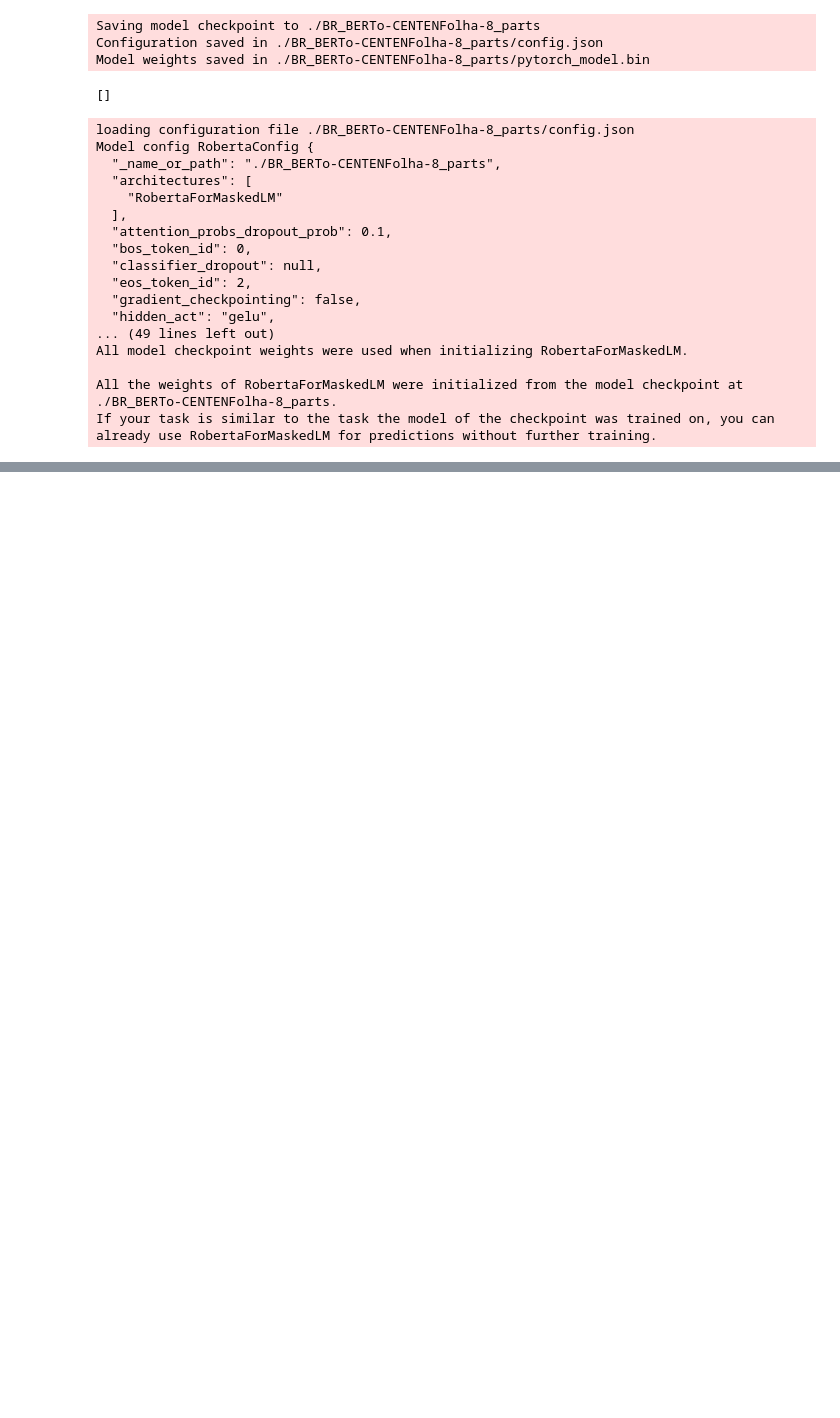
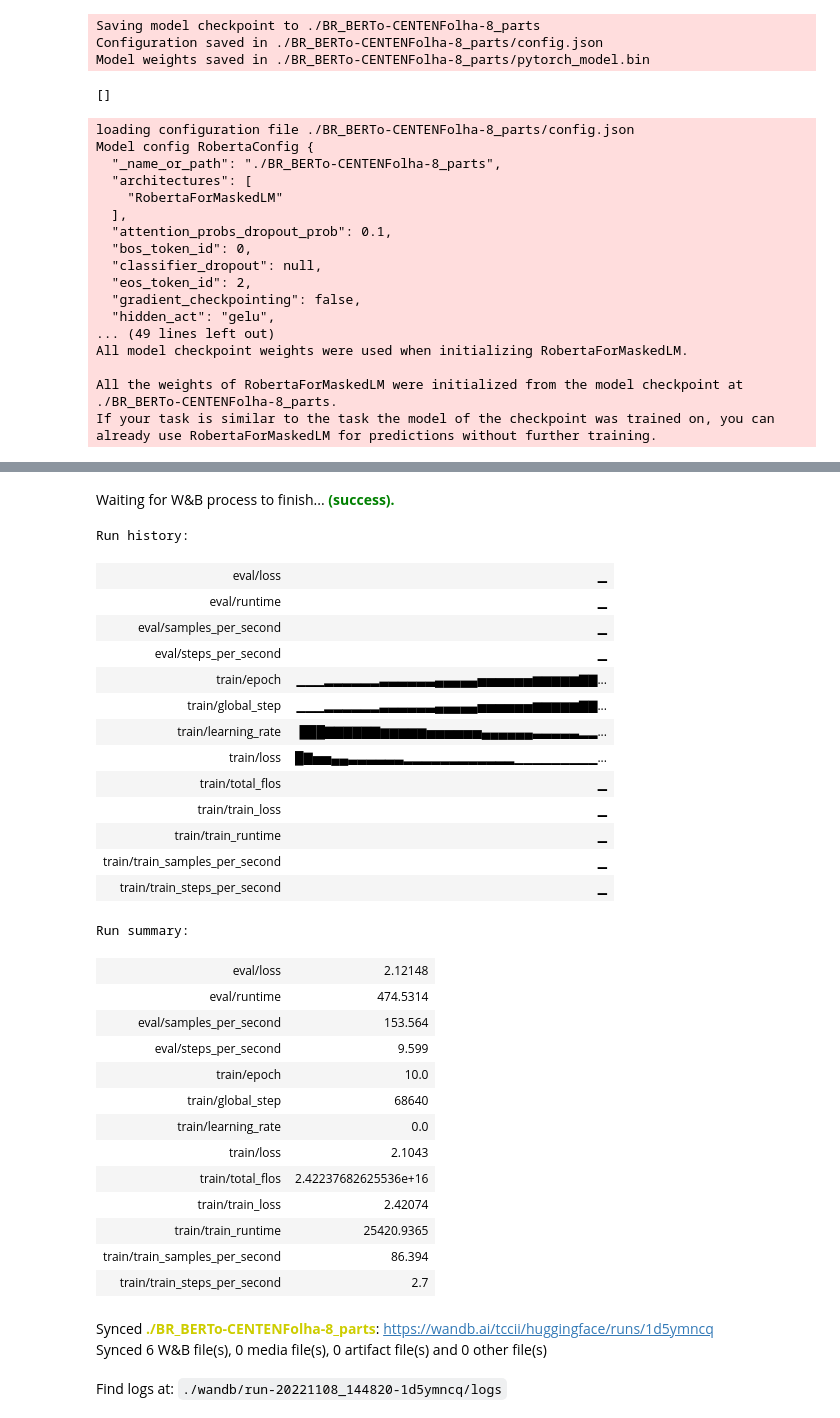
Before and after one commit to marianameyer/transformers_pt, a Jupyter notebook: BR_BERTo-CENTENFolha-8_parts.ipynb, the cells around one changed output, grey strips where cells are left out. Cells and saved outputs as stored; diff of their text form; code cells hidden in the pictures; blank space fills up the shorter version.

```diff
--- a/BR_BERTo-CENTENFolha-8_parts.ipynb
+++ b/BR_BERTo-CENTENFolha-8_parts.ipynb
@@ -664,0 +664,35 @@ fill_mask("Sem medo de ser <mask>. ")
+# %%
+wandb.finish()
+# %% [output]
+Waiting for W&B process to finish... (success).
+Run history:
+| eval/loss | ▁ |
+| eval/runtime | ▁ |
+| eval/samples_per_second | ▁ |
+| eval/steps_per_second | ▁ |
+| train/epoch | ▁▁▁▂▂▂▂▂▂▃▃▃▃▃▃▄▄▄▄▄▅▅▅▅▅▅▆▆▆▆▆▇▇... |
+| train/global_step | ▁▁▁▂▂▂▂▂▂▃▃▃▃▃▃▄▄▄▄▄▅▅▅▅▅▅▆▆▆▆▆▇▇... |
+| train/learning_rate | ███▇▇▇▇▇▇▆▆▆▆▆▅▅▅▅▅▅▄▄▄▄▄▄▃▃▃▃▃▂▂... |
+| train/loss | █▇▅▅▄▄▃▃▃▃▃▃▂▂▂▂▂▂▂▂▂▂▂▂▁▁▁▁▁▁▁▁▁... |
+| train/total_flos | ▁ |
+| train/train_loss | ▁ |
+| train/train_runtime | ▁ |
+| train/train_samples_per_second | ▁ |
+| train/train_steps_per_second | ▁ |
+Run summary:
+| eval/loss | 2.12148 |
+| eval/runtime | 474.5314 |
+| eval/samples_per_second | 153.564 |
+| eval/steps_per_second | 9.599 |
+| train/epoch | 10.0 |
+| train/global_step | 68640 |
+| train/learning_rate | 0.0 |
+| train/loss | 2.1043 |
+| train/total_flos | 2.42237682625536e+16 |
+| train/train_loss | 2.42074 |
+| train/train_runtime | 25420.9365 |
+| train/train_samples_per_second | 86.394 |
+| train/train_steps_per_second | 2.7 |
+Synced ./BR_BERTo-CENTENFolha-8_parts: https://wandb.ai/tccii/huggingface/runs/1d5ymncq
+Synced 6 W&B file(s), 0 media file(s), 0 artifact file(s) and 0 other file(s)
+Find logs at: ./wandb/run-20221108_144820-1d5ymncq/logs
```
Also changed, not shown: parts of 25 cells of this notebook.
